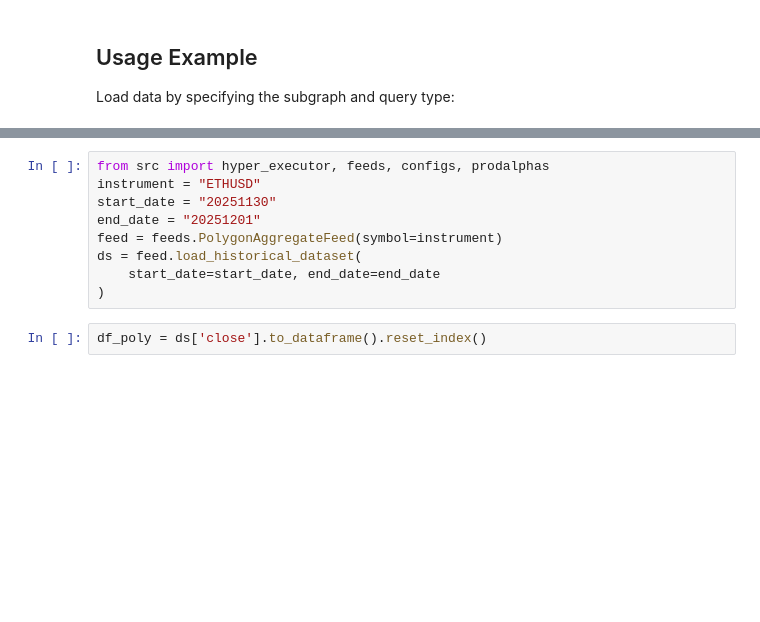
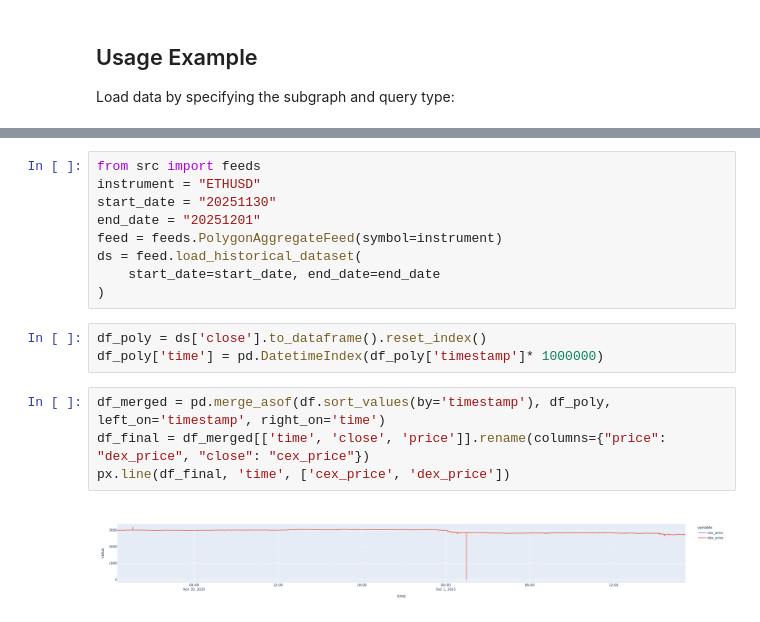
Before and after one commit to williamcottrell72/cryptodata, a Jupyter notebook: dex_analysis.ipynb, the cells around one changed output, grey strips where cells are left out. Saved outputs shown, nothing was run; the diff lists cells and outputs as text; blank space fills up the shorter version.

```diff
--- a/dex_analysis.ipynb
+++ b/dex_analysis.ipynb
@@ -119,5 +119,5 @@ px.line(df, 'timestamp', 'price')
 # %%
-from src import hyper_executor, feeds, configs, prodalphas
+from src import feeds
 instrument = "ETHUSD"
 start_date = "20251130"
 end_date = "20251201"
@@ -127,3 +127,10 @@ ds = feed.load_historical_dataset(
 )
 # %%
 df_poly = ds['close'].to_dataframe().reset_index()
+df_poly['time'] = pd.DatetimeIndex(df_poly['timestamp']* 1000000)
+# %%
+df_merged = pd.merge_asof(df.sort_values(by='timestamp'), df_poly, left_on='timestamp', right_on='time')
+df_final = df_merged[['time', 'close', 'price']].rename(columns={"price": "dex_price", "close": "cex_price"})
+px.line(df_final, 'time', ['cex_price', 'dex_price'])
+# %% [output]
+[figure, added]
```
Also changed, not shown: parts of 1 cell of this notebook, 5 other files.
